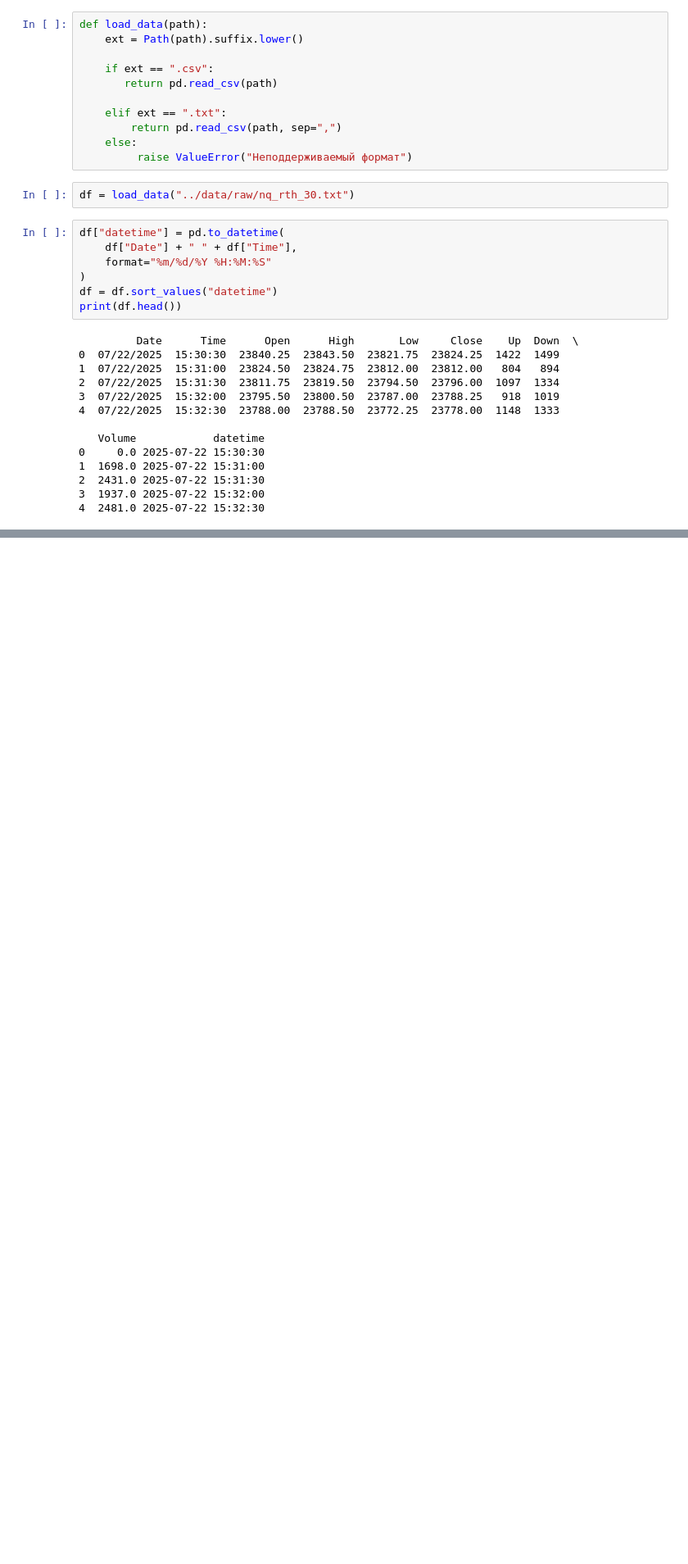
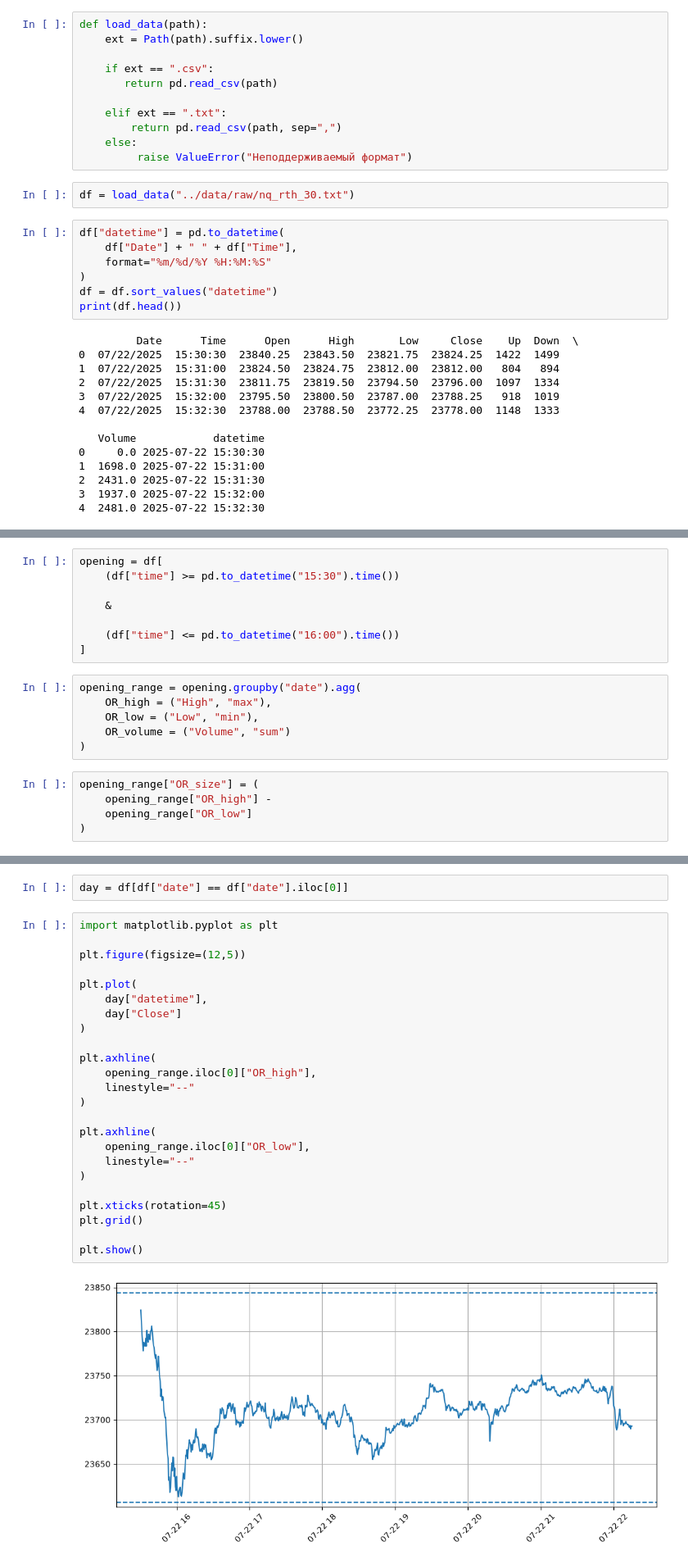
Before and after one commit to koss28/Yquant, a Jupyter notebook: notebooks/opening_range_analysis.ipynb, the cells around one changed output, grey strips where cells are left out. Shown at 82% size. Saved outputs shown, nothing was run; the diff lists cells and outputs as text; blank space fills up the shorter version.

```diff
--- a/notebooks/opening_range_analysis.ipynb
+++ b/notebooks/opening_range_analysis.ipynb
@@ -39,0 +69,19 @@ print(df.head())
+# %%
+opening = df[
+    (df["time"] >= pd.to_datetime("15:30").time())
+
+    &
+
+    (df["time"] <= pd.to_datetime("16:00").time())
+]
+# %%
+opening_range = opening.groupby("date").agg(
+    OR_high = ("High", "max"),
+    OR_low = ("Low", "min"),
+    OR_volume = ("Volume", "sum")
+)
+# %%
+opening_range["OR_size"] = (
+    opening_range["OR_high"] -
+    opening_range["OR_low"]
+)
@@ -39,0 +113,28 @@ print(df.head())
+# %%
+day = df[df["date"] == df["date"].iloc[0]]
+# %%
+import matplotlib.pyplot as plt
+
+plt.figure(figsize=(12,5))
+
+plt.plot(
+    day["datetime"],
+    day["Close"]
+)
+
+plt.axhline(
+    opening_range.iloc[0]["OR_high"],
+    linestyle="--"
+)
+
+plt.axhline(
+    opening_range.iloc[0]["OR_low"],
+    linestyle="--"
+)
+
+plt.xticks(rotation=45)
+plt.grid()
+
+plt.show()
+# %% [output]
+[figure, added]
```
Also changed, not shown: parts of 6 cells of this notebook.
